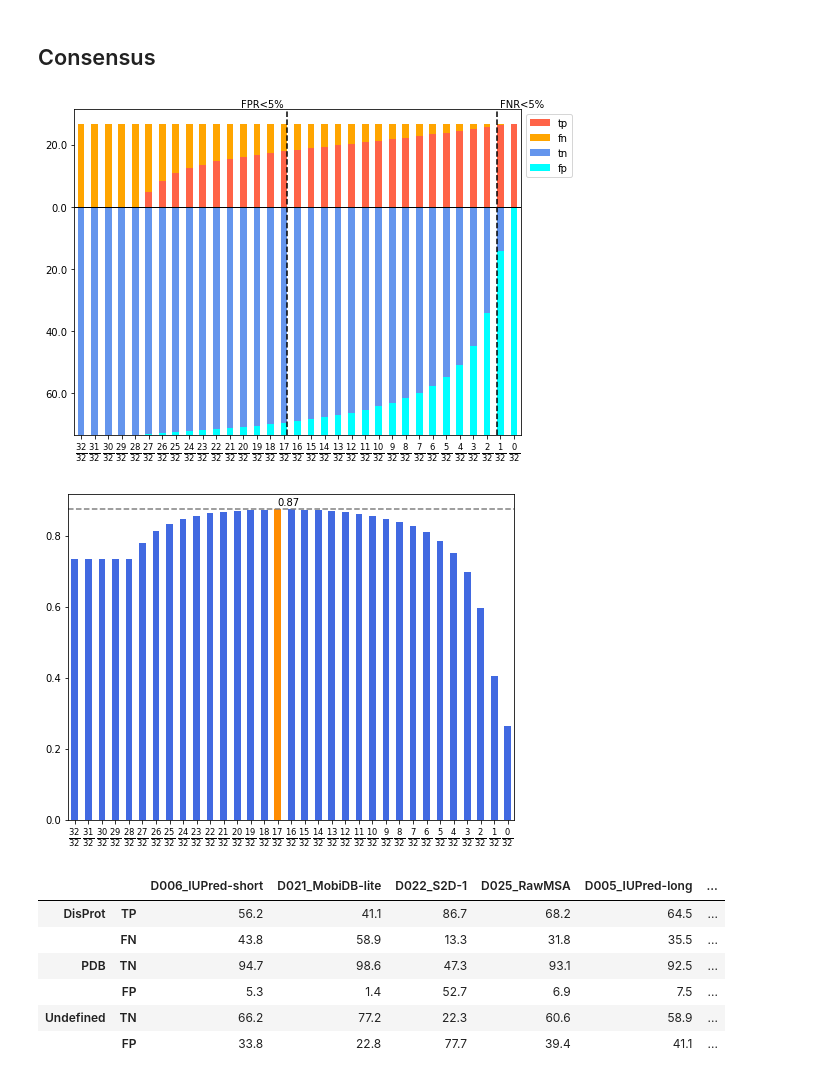
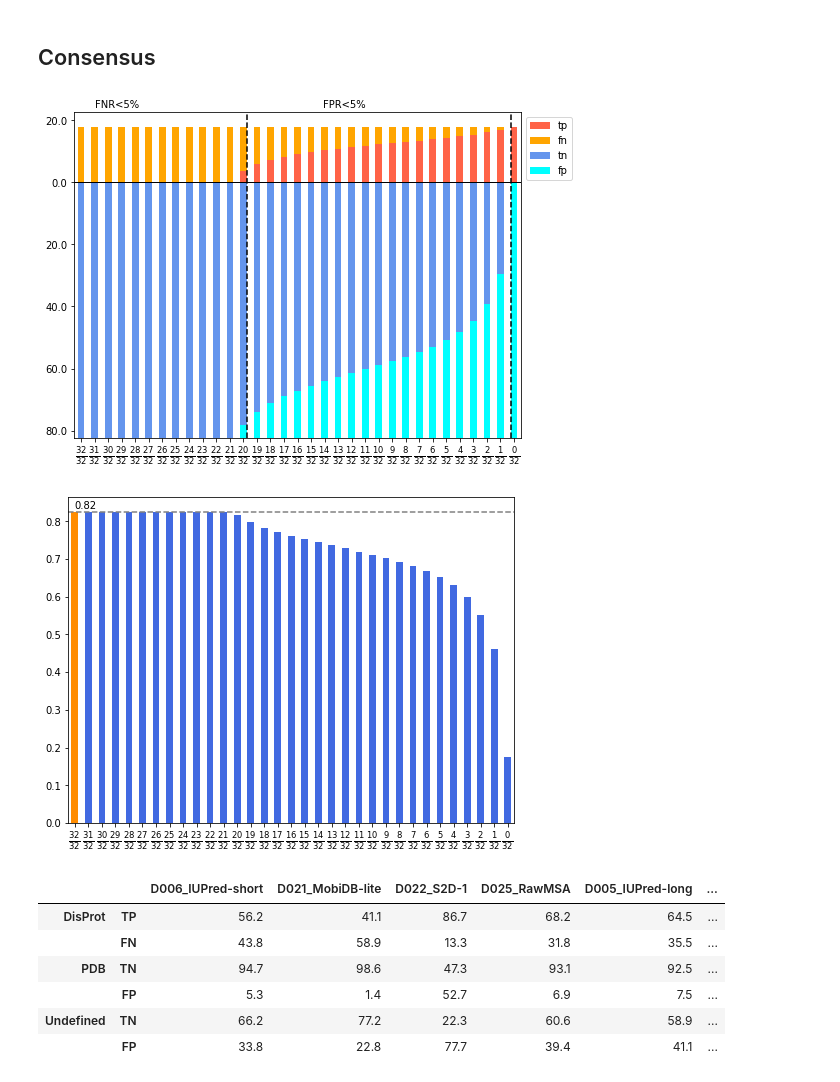
Before and after one commit to BioComputingUP/CAID, a Jupyter notebook: CAID.ipynb, the cells around one changed output. Saved outputs shown, nothing was run; the diff lists cells and outputs as text; code cells hidden in the pictures.

```diff
--- a/CAID.ipynb
+++ b/CAID.ipynb
@@ -22,7 +22,7 @@ Critical Assessment of Intrinsic Disorder (CAID) is a continuous experiment wher
 # %%
 ref_path = '/home/marnec/Projects/CAID/data/disorder/new-disprot-all_gene3d.txt'
 reference = 'new-disprot-all'
-negatives = 'gene3d'
+negatives = 'simple'
 baseline_dir = '/home/marnec/Projects/CAID/baseline'
 results_dir = '/home/marnec/Projects/CAID/results'
 # labels = './caid_codes.txt'
@@ -519,21 +528,22 @@ minfnr_idx, minfnr_value = minfnr.index.item(), minfnr.item()
 # %%
 fig, ax = plt.subplots(figsize=(8, 6))
 
 ax = consensus_cm[['tp', 'fn', 'tn', 'fp']].sort_index(ascending=False).plot.bar(stacked=True, ax=ax, color=['tomato', 'orange', 'cornflowerblue', 'cyan'])
 # ax = (consensus_cm[['tn', 'fn']].sort_index(ascending=False) * -1).plot.bar(stacked=True, ax=ax, color=['red', 'green'])
 
 ax.set_yticklabels(map(abs, ax.get_yticks()))
 ax.set_xticklabels([r'$\frac{{{}}}{{{}}}$'.format(l.get_text(), len(consensus_cm) - 1) for l in ax.get_xticklabels()])
 ax.tick_params(axis='x', which='both', rotation=0, labelsize=12)
 ax.axhline(0, c='k', linewidth=1);
 
+topplot = round(ax.get_ylim()[-1]) + 1
 ax.axvline(len(consensus) - minfpr_idx + 0.25, linestyle='--', linewidth=1.5, c='k')
 ax.axvline(len(consensus) - minfnr_idx - 0.25, linestyle='--', linewidth=1.5, c='k')
-ax.text(len(consensus) - minfpr_idx, 32, 'FPR<5%', horizontalalignment='right')
-ax.text(len(consensus) - minfnr_idx, 32, 'FNR<5%')
+ax.text(minfpr_idx, topplot, 'FPR<5%', horizontalalignment='right')
+ax.text(minfnr_idx, topplot, 'FNR<5%')
 ax.legend(bbox_to_anchor=(1, 1));
 # %% [output]
-[figure, old version]
+[figure, new version]
 # %%
 fig, ax = plt.subplots(figsize=(8, 6))
 
@@ -547,7 +557,7 @@ maxacc = consensus_acc.max()
 ax.axhline(maxacc, c='grey', linestyle='--')
 ax.text(len(consensus_acc) - consensus_acc.sort_values(ascending=False).index[0] - 1, maxacc + 0.01, round(maxacc, 2));
 # %% [output]
-[figure, old version]
+[figure, new version]
 # %%
 nopdb = pd.read_csv(get_fname(reference, 'simple-nopdb', results_dir, 'scores'), index_col=[0])
 pdb = pd.read_csv(get_fname(reference, 'pdb', results_dir, 'scores'), index_col=[0])
```
Also changed, not shown: parts of 17 cells of this notebook, 10 other files.
